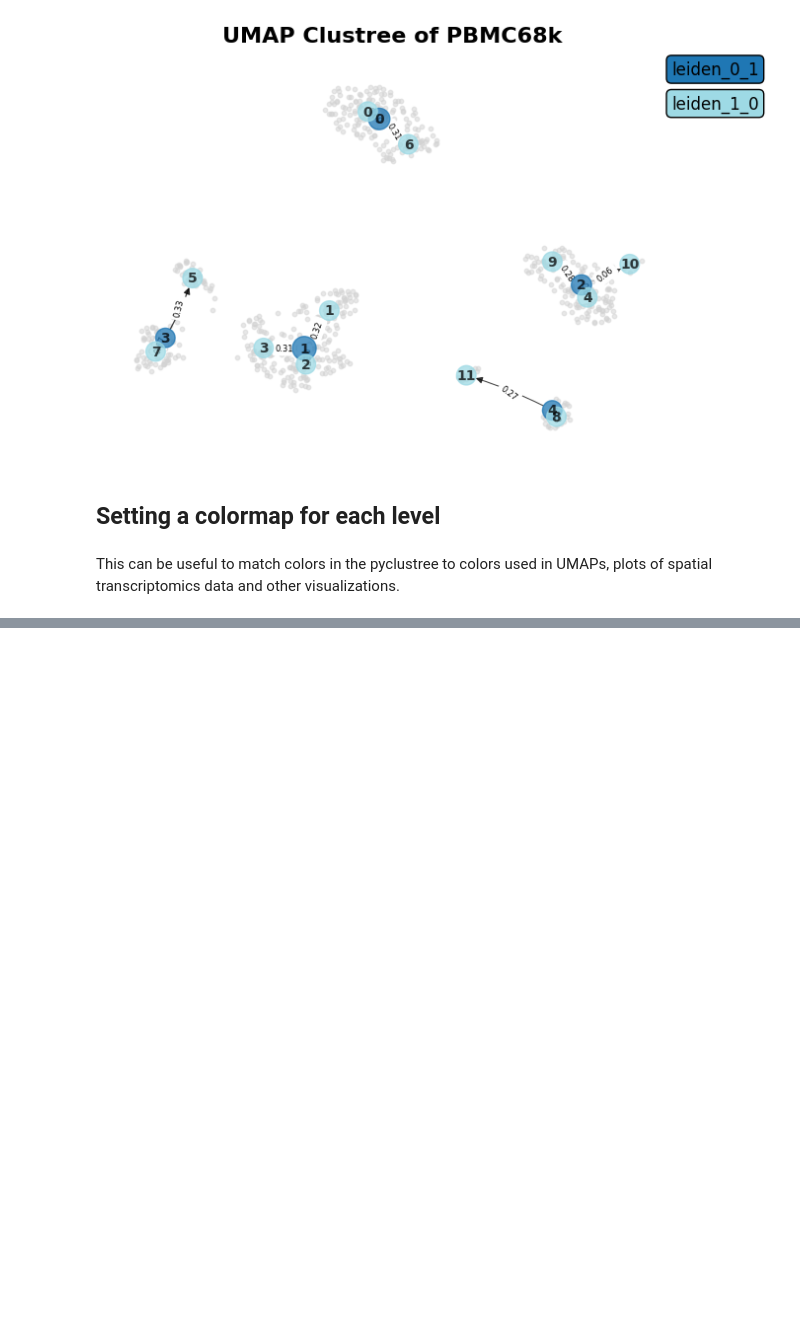
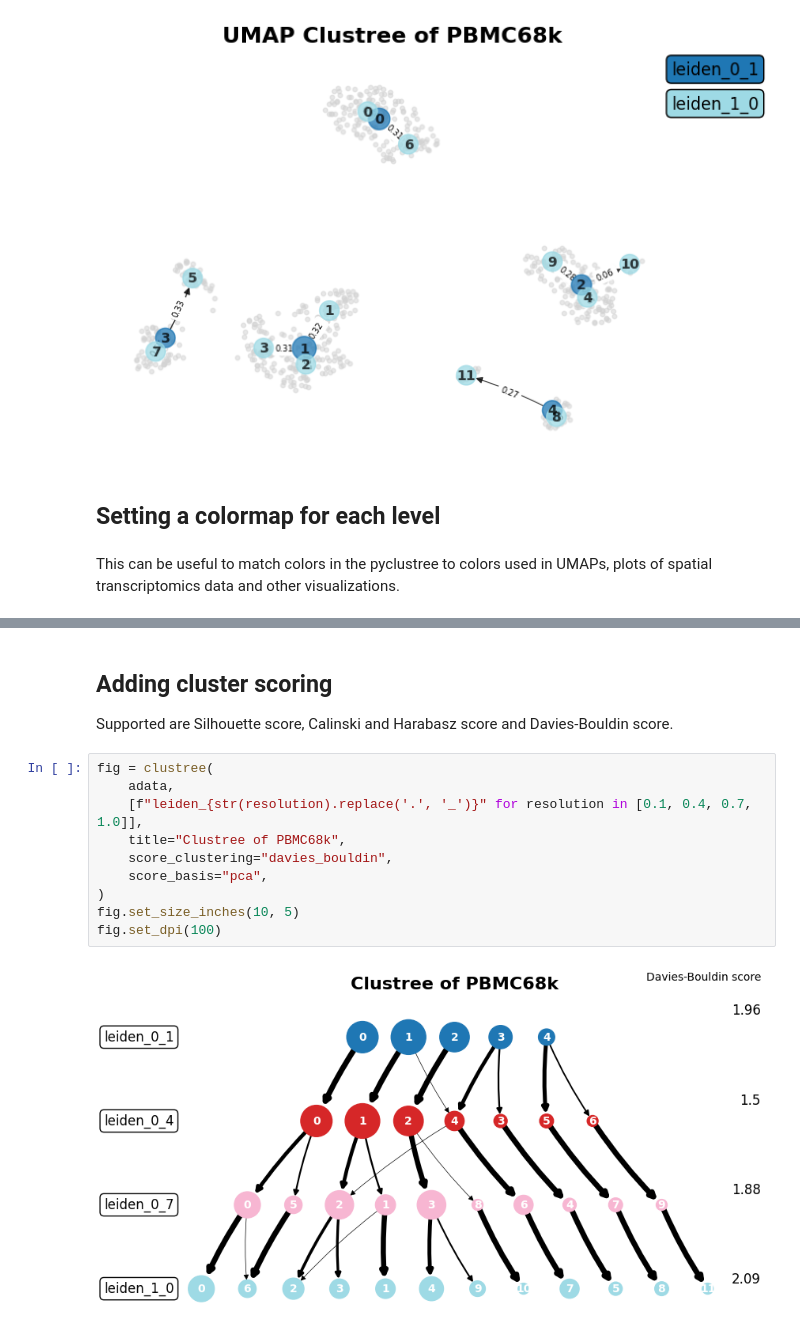
Before and after one commit to complextissue/pyclustree, a Jupyter notebook: docs/source/example.ipynb, the cells around one changed output, grey strips where cells are left out. Cells and saved outputs as stored; diff of their text form; blank space fills up the shorter version.

Commit message:
adding cluster scoring method to clustree function, updating example notebook to include cluster scoring

```diff
--- a/docs/source/example.ipynb
+++ b/docs/source/example.ipynb
@@ -98,3 +95,19 @@ fig.set_size_inches(10, 5)
 fig.set_dpi(100)
 # %% [output]
 [figure]
+# %% [markdown]
+## Adding cluster scoring
+
+Supported are Silhouette score, Calinski and Harabasz score and Davies-Bouldin score.
+# %%
+fig = clustree(
+    adata,
+    [f"leiden_{str(resolution).replace('.', '_')}" for resolution in [0.1, 0.4, 0.7, 1.0]],
+    title="Clustree of PBMC68k",
+    score_clustering="davies_bouldin",
+    score_basis="pca",
+)
+fig.set_size_inches(10, 5)
+fig.set_dpi(100)
+# %% [output]
+[figure, added]
```
Also changed, not shown: parts of 3 cells of this notebook, 2 other files.
